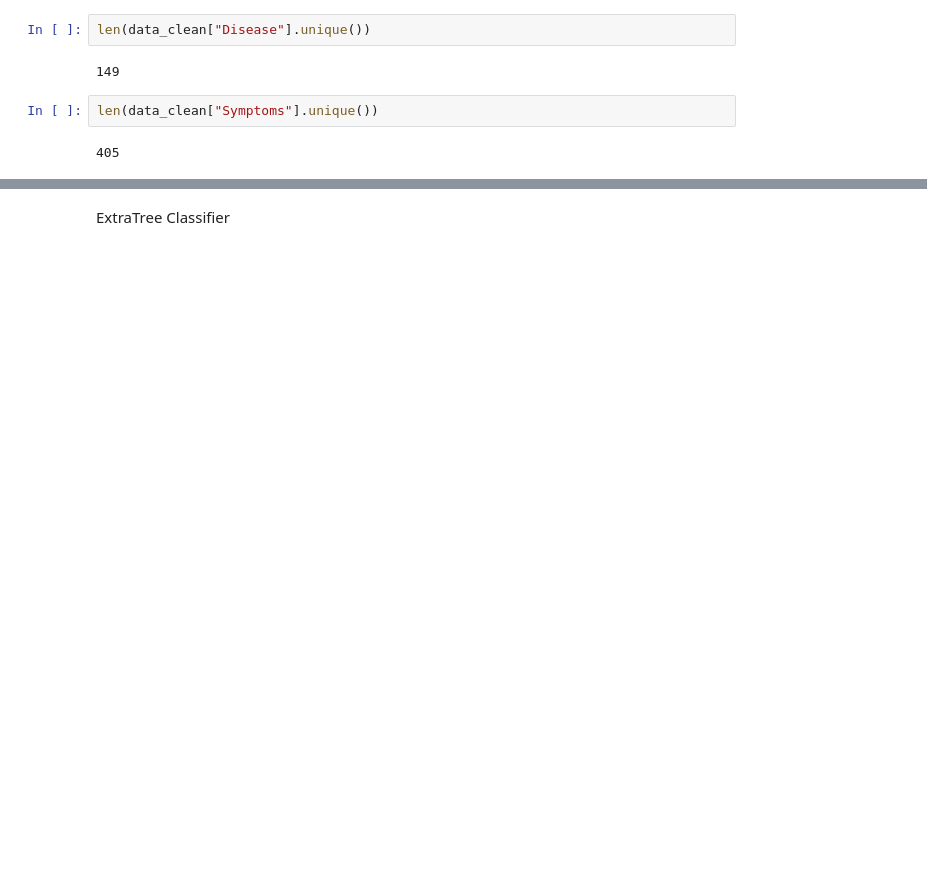
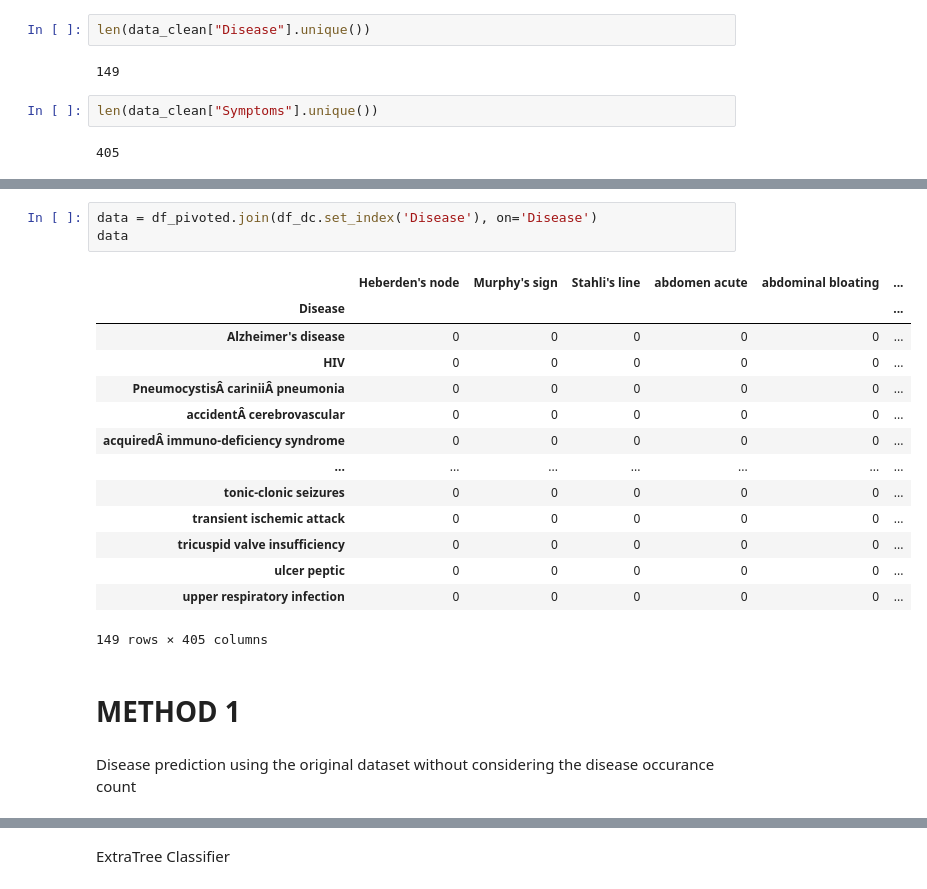
Before and after one commit to khushbooekhande/DrugRecommendationSystem, a Jupyter notebook: DiseasePrediction.ipynb, the cells around one changed output, grey strips where cells are left out. Drawn from its saved outputs; the diff is of its cells as text; blank space fills up the shorter version.

```diff
--- a/DiseasePrediction.ipynb
+++ b/DiseasePrediction.ipynb
@@ -321,0 +279,22 @@ Accuracy of the MNB model in Predicting Disease:  89.66778523489933 %
+# %%
+data = df_pivoted.join(df_dc.set_index('Disease'), on='Disease')
+data
+# %% [output]
+|  | Heberden's node | Murphy's sign | Stahli's line | abdomen acute | abdominal bloating | ... |
+| Disease |  |  |  |  |  | ... |
+| Alzheimer's disease | 0 | 0 | 0 | 0 | 0 | ... |
+| HIV | 0 | 0 | 0 | 0 | 0 | ... |
+| PneumocystisÂ cariniiÂ pneumonia | 0 | 0 | 0 | 0 | 0 | ... |
+| accidentÂ cerebrovascular | 0 | 0 | 0 | 0 | 0 | ... |
+| acquiredÂ immuno-deficiency syndrome | 0 | 0 | 0 | 0 | 0 | ... |
+| ... | ... | ... | ... | ... | ... | ... |
+| tonic-clonic seizures | 0 | 0 | 0 | 0 | 0 | ... |
+| transient ischemic attack | 0 | 0 | 0 | 0 | 0 | ... |
+| tricuspid valve insufficiency | 0 | 0 | 0 | 0 | 0 | ... |
+| ulcer peptic | 0 | 0 | 0 | 0 | 0 | ... |
+| upper respiratory infection | 0 | 0 | 0 | 0 | 0 | ... |
+149 rows × 405 columns
+# %% [markdown]
+# **METHOD** **1**
+# %% [markdown]
+Disease prediction using the original dataset without considering the disease occurance count
```
Also changed, not shown: parts of 142 cells of this notebook.
